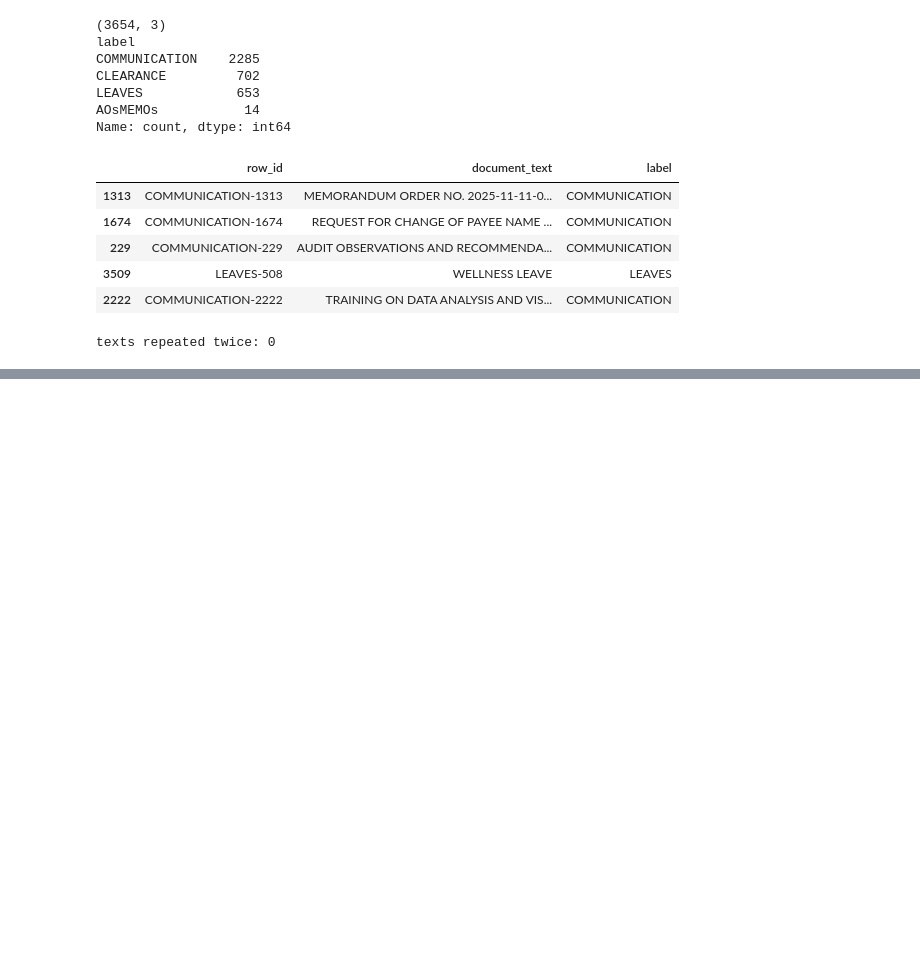
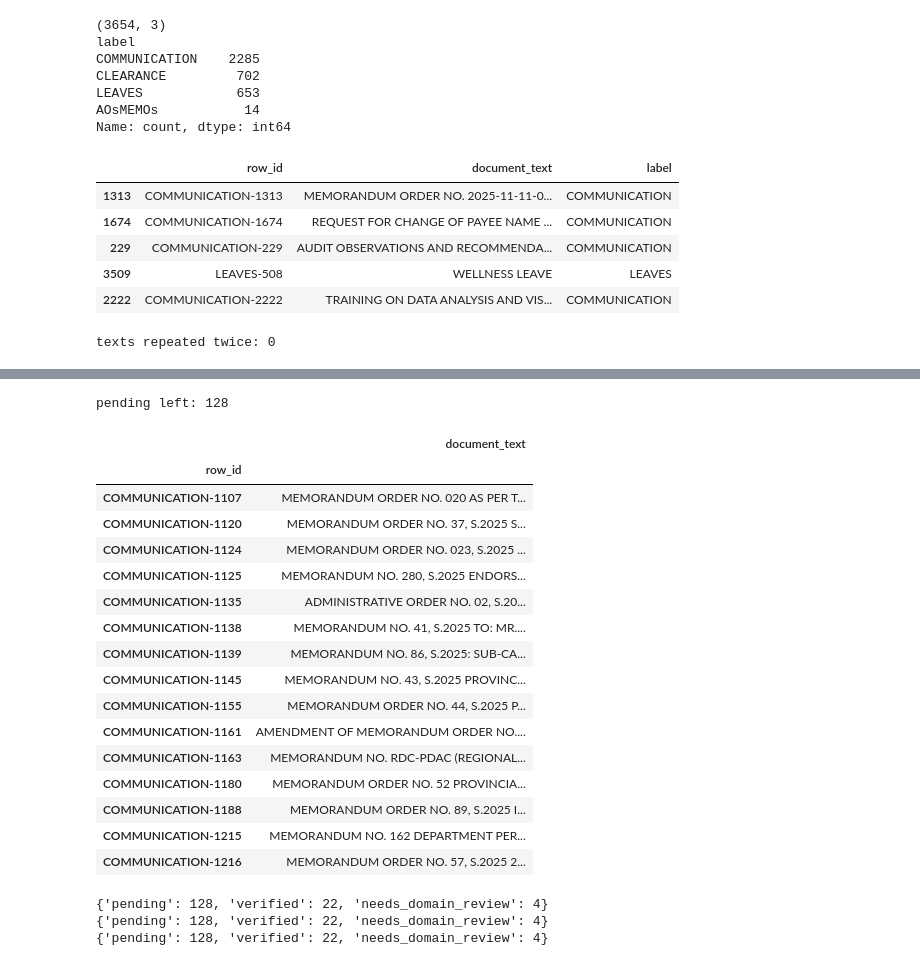
Before and after one commit to patrick-john02/doc_classifications, a Jupyter notebook: notebooks/01_pao_metadata_preparation.ipynb, the cells around one changed output, grey strips where cells are left out. Drawn from its saved outputs; the diff is of its cells as text; code cells hidden in the pictures; blank space fills up the shorter version.

```diff
--- a/notebooks/01_pao_metadata_preparation.ipynb
+++ b/notebooks/01_pao_metadata_preparation.ipynb
@@ -275,0 +438,37 @@ Name: count, dtype: int64
+# %%
+pending = review[review["review_status"] == "pending"]
+print("pending left:", len(pending))
+display(pending[["document_text"]].head(15))
+# %% [output]
+pending left: 128
+|  | document_text |
+| row_id |  |
+| COMMUNICATION-1107 | MEMORANDUM ORDER NO. 020 AS PER T... |
+| COMMUNICATION-1120 | MEMORANDUM ORDER NO. 37, S.2025 S... |
+| COMMUNICATION-1124 | MEMORANDUM ORDER NO. 023, S.2025 ... |
+| COMMUNICATION-1125 | MEMORANDUM NO. 280, S.2025 ENDORS... |
+| COMMUNICATION-1135 | ADMINISTRATIVE ORDER NO. 02, S.20... |
+| COMMUNICATION-1138 | MEMORANDUM NO. 41, S.2025 TO: MR.... |
+| COMMUNICATION-1139 | MEMORANDUM NO. 86, S.2025: SUB-CA... |
+| COMMUNICATION-1145 | MEMORANDUM NO. 43, S.2025 PROVINC... |
+| COMMUNICATION-1155 | MEMORANDUM ORDER NO. 44, S.2025 P... |
+| COMMUNICATION-1161 | AMENDMENT OF MEMORANDUM ORDER NO.... |
+| COMMUNICATION-1163 | MEMORANDUM NO. RDC-PDAC (REGIONAL... |
+| COMMUNICATION-1180 | MEMORANDUM ORDER NO. 52 PROVINCIA... |
+| COMMUNICATION-1188 | MEMORANDUM ORDER NO. 89, S.2025 I... |
+| COMMUNICATION-1215 | MEMORANDUM NO. 162 DEPARTMENT PER... |
+| COMMUNICATION-1216 | MEMORANDUM ORDER NO. 57, S.2025 2... |
+# %%
+mark(["COMMUNICATION-438", "COMMUNICATION-840", "COMMUNICATION-851",
+      "COMMUNICATION-882", "COMMUNICATION-898", "COMMUNICATION-996",
+      "COMMUNICATION-1005", "COMMUNICATION-1057"], "AOsMEMOs")
+
+mark(["COMMUNICATION-332", "COMMUNICATION-350",
+      "COMMUNICATION-657", "COMMUNICATION-686"], "COMMUNICATION")
+
+mark(["COMMUNICATION-190", "COMMUNICATION-1008",
+      "COMMUNICATION-1009"], status="needs_domain_review")
+# %% [output]
+{'pending': 128, 'verified': 22, 'needs_domain_review': 4}
+{'pending': 128, 'verified': 22, 'needs_domain_review': 4}
+{'pending': 128, 'verified': 22, 'needs_domain_review': 4}
```
Also changed, not shown: parts of 12 cells of this notebook.
